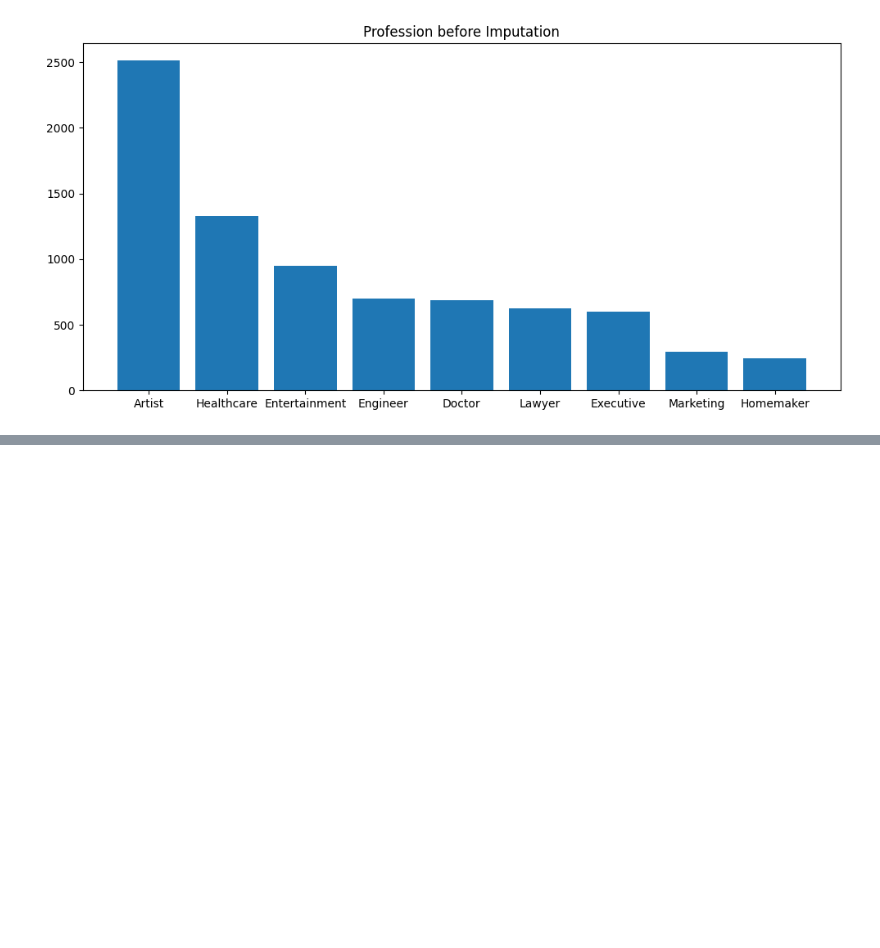
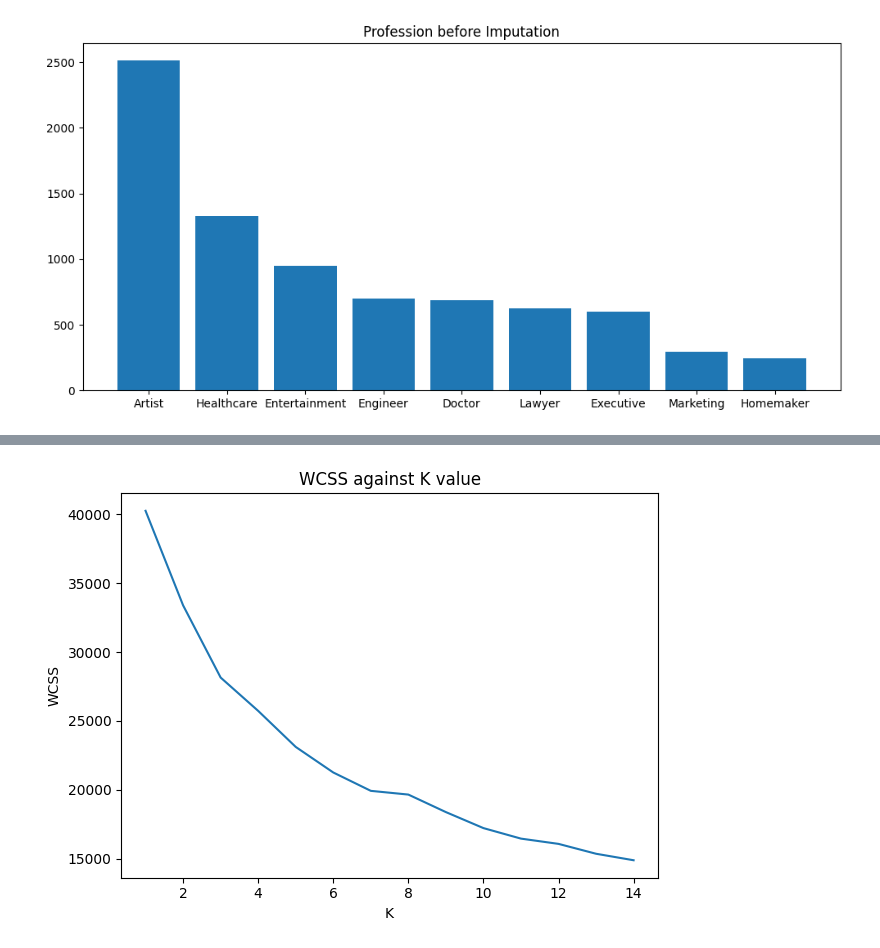
Before and after one commit to pkdc/automobile-company-customer-data-analysis, a Jupyter notebook: notebook/automobile_customer_analysis.ipynb, the cells around one changed output, grey strips where cells are left out. Cells and saved outputs as stored; diff of their text form; code cells hidden in the pictures; blank space fills up the shorter version.

```diff
--- a/notebook/automobile_customer_analysis.ipynb
+++ b/notebook/automobile_customer_analysis.ipynb
@@ -144,0 +160,12 @@ median_transformer = Pipeline(steps=[
+# %%
+preprocessor = ColumnTransformer(
+    transformers=[
+        ('num', numeric_pipeline, numeric_feature),
+        ('onehote', onehot_pipeline, onehot_feature),
+        ('label', label_pipeline, label_feature)
+    ]
+)
+# %%
+pipeline = Pipeline(steps=[
+    ('preprocessor', preprocessor),
+])
@@ -144,0 +188,8 @@ median_transformer = Pipeline(steps=[
+# %%
+train_data = pipeline.fit_transform(train_data)
+
+feature_names = (
+    pipeline.named_steps['preprocessor'].get_feature_names_out()
+)
+train_data = pd.DataFrame(train_data, columns=feature_names)
+train_data
@@ -144,0 +213,15 @@ median_transformer = Pipeline(steps=[
+# %%
+sse = []
+k_range = range(1,15)
+for k in k_range:
+    km = KMeans(n_clusters=k, random_state=32)
+    km.fit(train_data.iloc[:, 1:])
+    sse.append(km.inertia_)
+# %%
+plt.plot(k_range, sse)
+plt.xlabel('K')
+plt.ylabel('WCSS')
+plt.title('WCSS against K value')
+plt.tight_layout()
+# %% [output]
+[figure, added]
```
Also changed, not shown: parts of 11 cells of this notebook.
